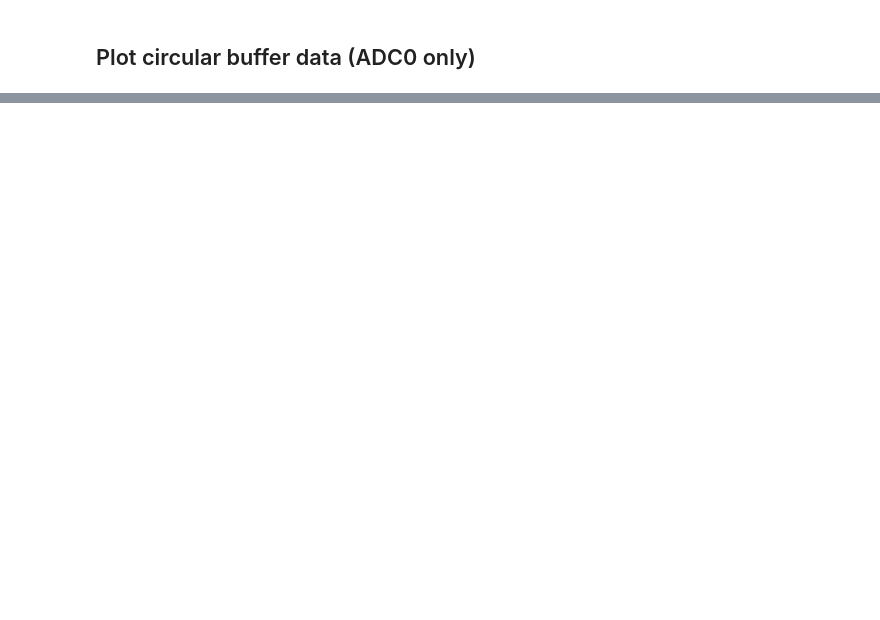
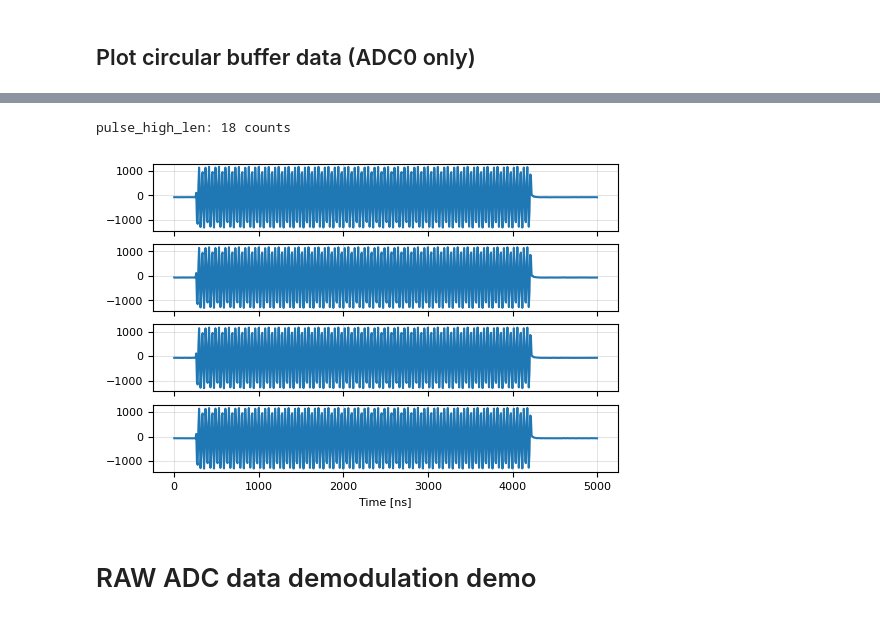
Before and after one commit to BerkeleyLab/uspas_llrf, a Jupyter notebook: python/test.ipynb, the cells around one changed output, grey strips where cells are left out. Drawn from its saved outputs; the diff is of its cells as text; code cells hidden in the pictures; blank space fills up the shorter version.

```diff
--- a/python/test.ipynb
+++ b/python/test.ipynb
@@ -82,0 +85,33 @@ df_mp['Phase [deg]'].plot(title='ADC0 Phase');
+# %%
+llrf = LLRFApp(addr='192.168.19.42:803', conf='LEMP', chan_keep=1)
+
+# generate 4µs pulse
+pulse_high_len = int(4000 / llrf.dsp_clk_cycle  / llrf.cic_base_period) + 1
+llrf.reg_write([
+    ('pulse_high_len', pulse_high_len),
+    ('pulse_mode', 1)
+])
+time.sleep(0.5)
+
+print(f'pulse_high_len: {pulse_high_len} counts')
+# %% [output]
+pulse_high_len: 18 counts
+# %%
+def read_raw_adcs():
+    adc_wfm = llrf.read_adc_bufs()
+    df = pd.DataFrame(adc_wfm.T, columns=[f'adc{n}' for n in range(8)])
+    df['Time [ns]'] = np.arange(adc_wfm.shape[-1]) * llrf.dsp_clk_cycle
+    df.set_index('Time [ns]', inplace=True)
+    return df
+# %%
+# read N times to check pulsing length certainty
+N = 4
+dfs = [read_raw_adcs()['adc0'] for _ in range(N)]
+
+fig, axes = plt.subplots(N, sharex=True)
+for df, ax in zip(dfs, axes):
+    df.loc[:5000].plot(ax=ax);
+# %% [output]
+[figure, added]
+# %% [markdown]
+# RAW ADC data demodulation demo
```
Also changed, not shown: parts of 21 cells of this notebook, 1 other file.
